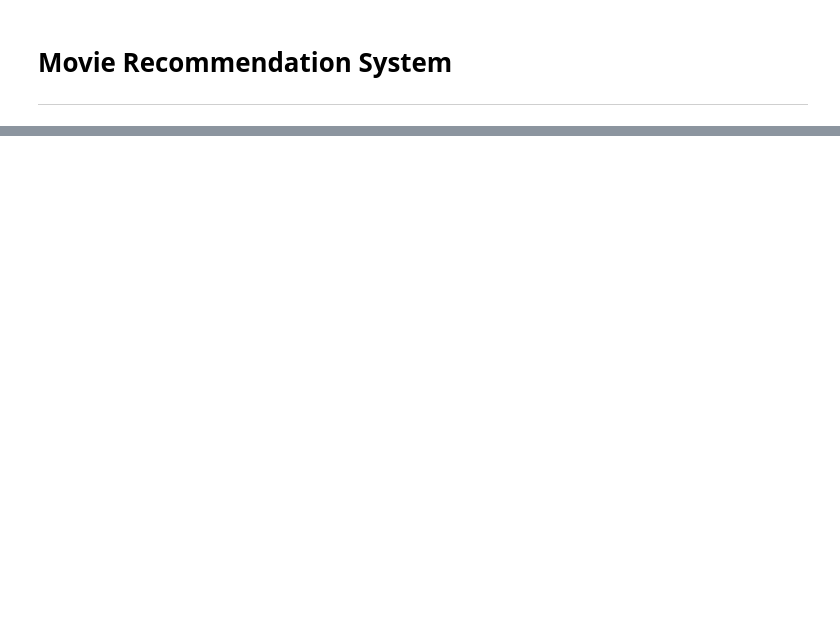
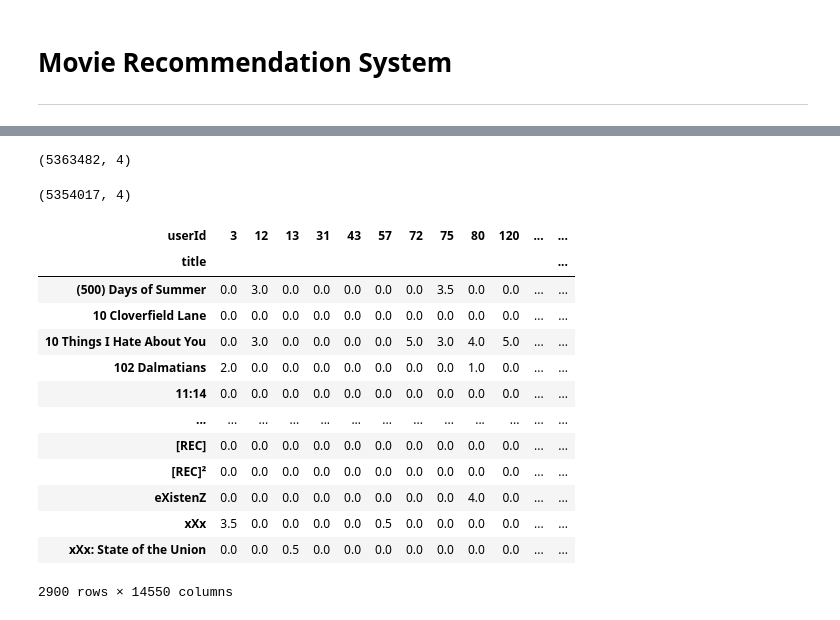
Before and after one commit to smabid2018/Netflix_movies_recomendation_System, a Jupyter notebook: Movie_Recommendation_System_Collaborative.ipynb, the cells around one changed output, grey strips where cells are left out. Cells and saved outputs as stored; diff of their text form; code cells hidden in the pictures; blank space fills up the shorter version.

```diff
--- a/Movie_Recommendation_System_Collaborative.ipynb
+++ b/Movie_Recommendation_System_Collaborative.ipynb
@@ -335,0 +115,34 @@ movie_list_in_training.head()
+# %%
+filtered_rating = rating_main[rating_main['userId'].isin(genuine_user)]
+filtered_rating.shape
+# %% [output]
+(5363482, 4)
+# %%
+y = filtered_rating.groupby('title').count()['rating']>=50
+famous_movies = y[y].index
+# %%
+final_ratings = filtered_rating[filtered_rating['title'].isin(famous_movies)]
+final_ratings.shape
+# %% [output]
+(5354017, 4)
+# %%
+user_movie_rating_table = final_ratings.pivot_table(index='title',columns='userId',values='rating')
+# %%
+user_movie_rating_table.fillna(0, inplace=True)
+# %%
+user_movie_rating_table
+# %% [output]
+| userId | 3 | 12 | 13 | 31 | 43 | 57 | 72 | 75 | 80 | 120 | ... | ... |
+| title |  |  |  |  |  |  |  |  |  |  |  | ... |
+| (500) Days of Summer | 0.0 | 3.0 | 0.0 | 0.0 | 0.0 | 0.0 | 0.0 | 3.5 | 0.0 | 0.0 | ... | ... |
+| 10 Cloverfield Lane | 0.0 | 0.0 | 0.0 | 0.0 | 0.0 | 0.0 | 0.0 | 0.0 | 0.0 | 0.0 | ... | ... |
+| 10 Things I Hate About You | 0.0 | 3.0 | 0.0 | 0.0 | 0.0 | 0.0 | 5.0 | 3.0 | 4.0 | 5.0 | ... | ... |
+| 102 Dalmatians | 2.0 | 0.0 | 0.0 | 0.0 | 0.0 | 0.0 | 0.0 | 0.0 | 1.0 | 0.0 | ... | ... |
+| 11:14 | 0.0 | 0.0 | 0.0 | 0.0 | 0.0 | 0.0 | 0.0 | 0.0 | 0.0 | 0.0 | ... | ... |
+| ... | ... | ... | ... | ... | ... | ... | ... | ... | ... | ... | ... | ... |
+| [REC] | 0.0 | 0.0 | 0.0 | 0.0 | 0.0 | 0.0 | 0.0 | 0.0 | 0.0 | 0.0 | ... | ... |
+| [REC]² | 0.0 | 0.0 | 0.0 | 0.0 | 0.0 | 0.0 | 0.0 | 0.0 | 0.0 | 0.0 | ... | ... |
+| eXistenZ | 0.0 | 0.0 | 0.0 | 0.0 | 0.0 | 0.0 | 0.0 | 0.0 | 4.0 | 0.0 | ... | ... |
+| xXx | 3.5 | 0.0 | 0.0 | 0.0 | 0.0 | 0.5 | 0.0 | 0.0 | 0.0 | 0.0 | ... | ... |
+| xXx: State of the Union | 0.0 | 0.0 | 0.5 | 0.0 | 0.0 | 0.0 | 0.0 | 0.0 | 0.0 | 0.0 | ... | ... |
+2900 rows × 14550 columns
```
Also changed, not shown: parts of 66 cells of this notebook, 2 other files.
